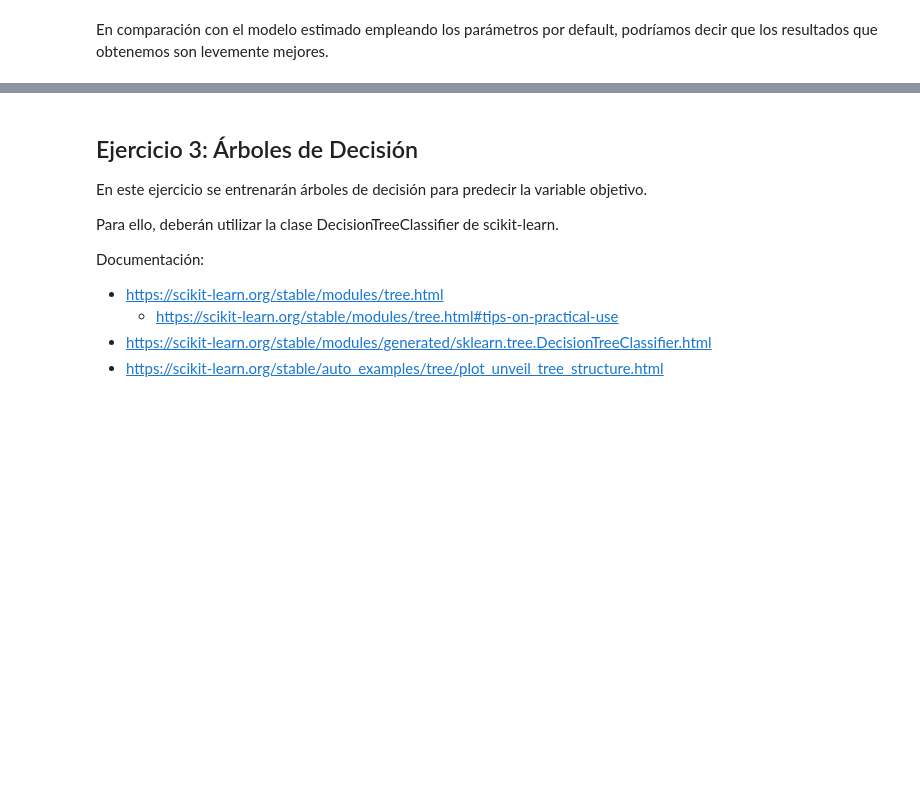
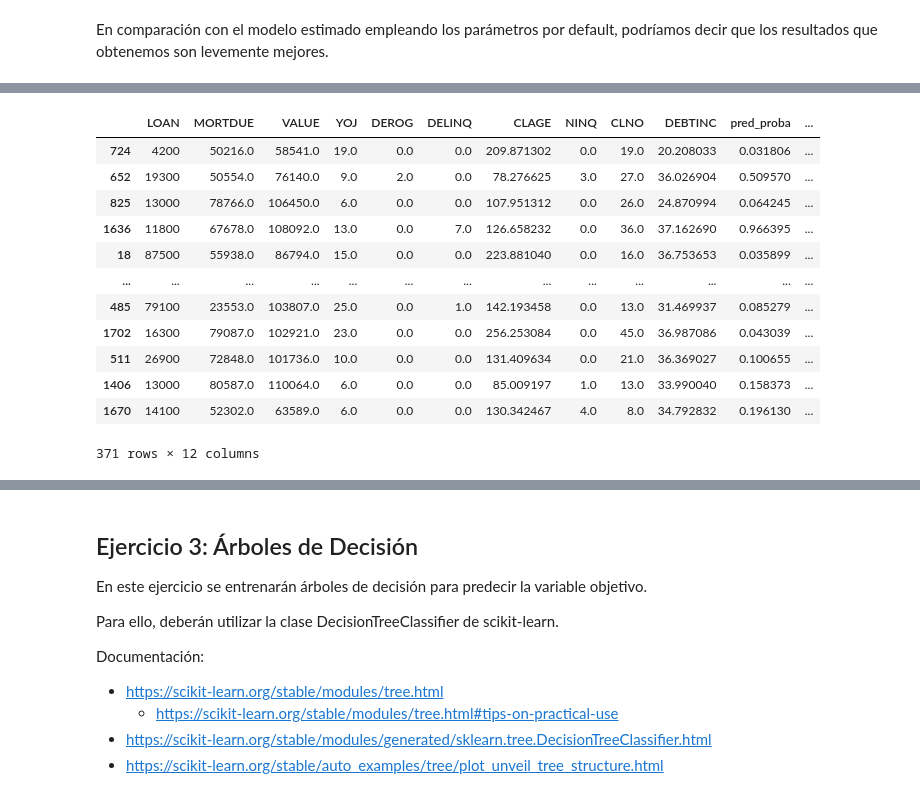
Before and after one commit to estebanarr/intro_aprendizaje_automatico, a Jupyter notebook: Notebooks/Laboratorio 2.ipynb, the cells around one changed output, grey strips where cells are left out. Saved outputs shown, nothing was run; the diff lists cells and outputs as text; code cells hidden in the pictures; blank space fills up the shorter version.

```diff
--- a/Notebooks/Laboratorio 2.ipynb
+++ b/Notebooks/Laboratorio 2.ipynb
@@ -376,0 +454,16 @@ plot_roc_auc(y_test, model.predict_proba(X_test))
+# %%
+X_test
+# %% [output]
+|  | LOAN | MORTDUE | VALUE | YOJ | DEROG | DELINQ | CLAGE | NINQ | CLNO | DEBTINC | pred_proba | ... |
+| 724 | 4200 | 50216.0 | 58541.0 | 19.0 | 0.0 | 0.0 | 209.871302 | 0.0 | 19.0 | 20.208033 | 0.031806 | ... |
+| 652 | 19300 | 50554.0 | 76140.0 | 9.0 | 2.0 | 0.0 | 78.276625 | 3.0 | 27.0 | 36.026904 | 0.509570 | ... |
+| 825 | 13000 | 78766.0 | 106450.0 | 6.0 | 0.0 | 0.0 | 107.951312 | 0.0 | 26.0 | 24.870994 | 0.064245 | ... |
+| 1636 | 11800 | 67678.0 | 108092.0 | 13.0 | 0.0 | 7.0 | 126.658232 | 0.0 | 36.0 | 37.162690 | 0.966395 | ... |
+| 18 | 87500 | 55938.0 | 86794.0 | 15.0 | 0.0 | 0.0 | 223.881040 | 0.0 | 16.0 | 36.753653 | 0.035899 | ... |
+| ... | ... | ... | ... | ... | ... | ... | ... | ... | ... | ... | ... | ... |
+| 485 | 79100 | 23553.0 | 103807.0 | 25.0 | 0.0 | 1.0 | 142.193458 | 0.0 | 13.0 | 31.469937 | 0.085279 | ... |
+| 1702 | 16300 | 79087.0 | 102921.0 | 23.0 | 0.0 | 0.0 | 256.253084 | 0.0 | 45.0 | 36.987086 | 0.043039 | ... |
+| 511 | 26900 | 72848.0 | 101736.0 | 10.0 | 0.0 | 0.0 | 131.409634 | 0.0 | 21.0 | 36.369027 | 0.100655 | ... |
+| 1406 | 13000 | 80587.0 | 110064.0 | 6.0 | 0.0 | 0.0 | 85.009197 | 1.0 | 13.0 | 33.990040 | 0.158373 | ... |
+| 1670 | 14100 | 52302.0 | 63589.0 | 6.0 | 0.0 | 0.0 | 130.342467 | 4.0 | 8.0 | 34.792832 | 0.196130 | ... |
+371 rows × 12 columns
```
Also changed, not shown: parts of 14 cells of this notebook.
